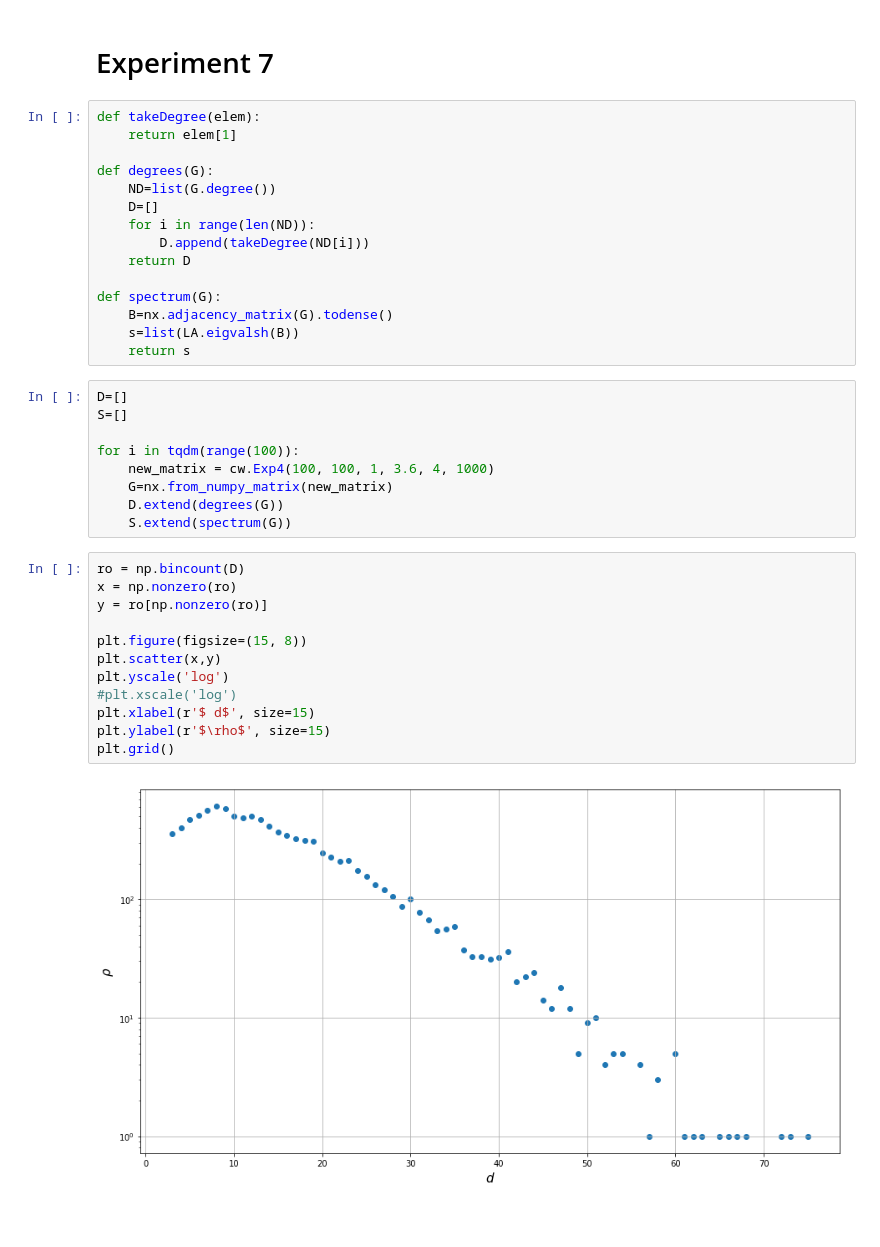
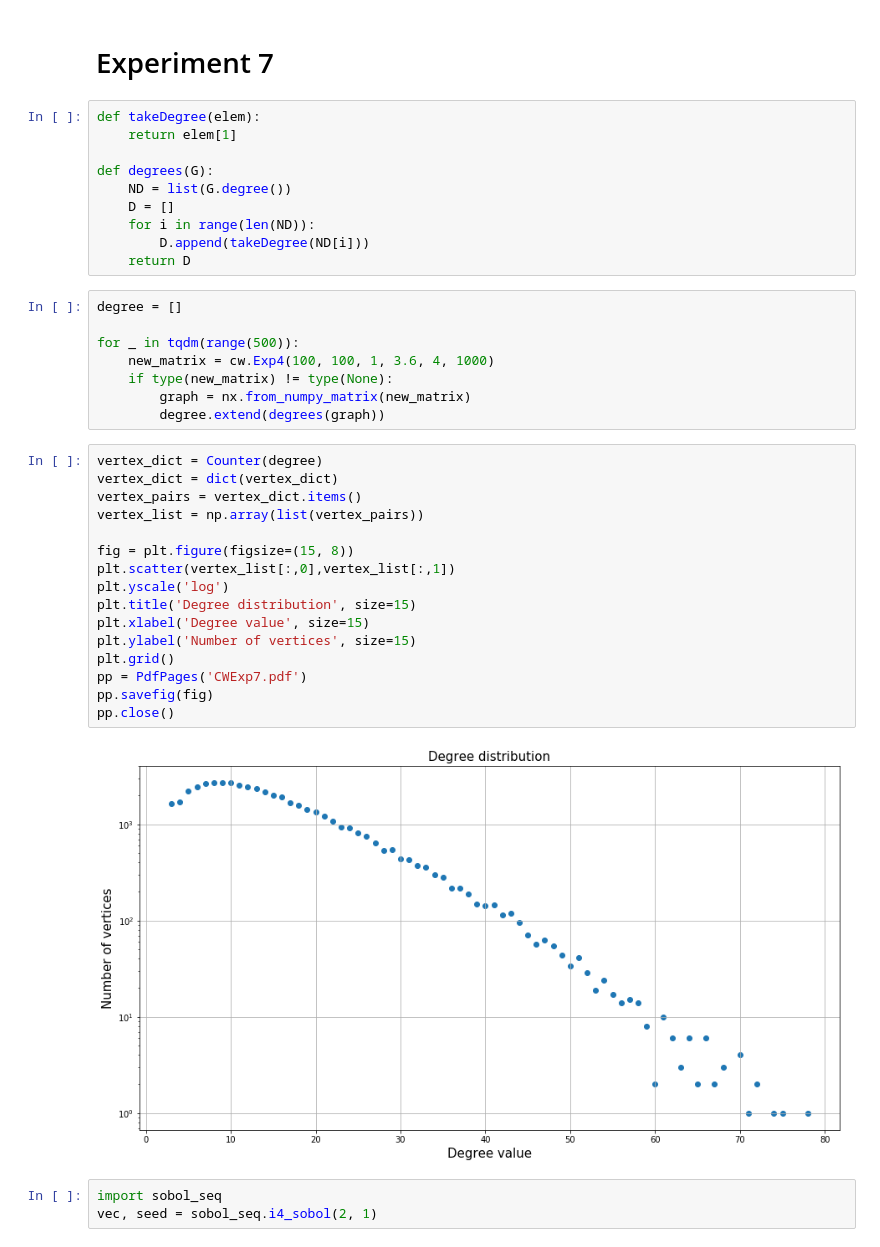
Before and after one commit to apugachev/Coursework-2018, a Jupyter notebook: coursework.ipynb, the cells around one changed output. Saved outputs shown, nothing was run; the diff lists cells and outputs as text; blank space fills up the shorter version.

```diff
--- a/coursework.ipynb
+++ b/coursework.ipynb
@@ -327,36 +350,37 @@ def takeDegree(elem):
     return elem[1]
 
 def degrees(G):
-    ND=list(G.degree())
-    D=[]
+    ND = list(G.degree())
+    D = []
     for i in range(len(ND)):
         D.append(takeDegree(ND[i]))
     return D
-
-def spectrum(G):
-    B=nx.adjacency_matrix(G).todense()
-    s=list(LA.eigvalsh(B))
-    return s
 # %%
-D=[]
-S=[]
+degree = []
 
-for i in tqdm(range(100)):
+for _ in tqdm(range(500)):
     new_matrix = cw.Exp4(100, 100, 1, 3.6, 4, 1000)
-    G=nx.from_numpy_matrix(new_matrix)
-    D.extend(degrees(G))
-    S.extend(spectrum(G))
+    if type(new_matrix) != type(None):
+        graph = nx.from_numpy_matrix(new_matrix)
+        degree.extend(degrees(graph))
-# %%
-ro = np.bincount(D)
-x = np.nonzero(ro)
-y = ro[np.nonzero(ro)]
-
-plt.figure(figsize=(15, 8))
-plt.scatter(x,y)
-plt.yscale('log')
-#plt.xscale('log')
-plt.xlabel(r'$ d$', size=15)
-plt.ylabel(r'$\rho$', size=15)
-plt.grid()
-# %% [output]
-[figure, removed]
+# %%
+vertex_dict = Counter(degree)
+vertex_dict = dict(vertex_dict)
+vertex_pairs = vertex_dict.items()
+vertex_list = np.array(list(vertex_pairs))
+
+fig = plt.figure(figsize=(15, 8))
+plt.scatter(vertex_list[:,0],vertex_list[:,1])
+plt.yscale('log')
+plt.title('Degree distribution', size=15)
+plt.xlabel('Degree value', size=15)
+plt.ylabel('Number of vertices', size=15)
+plt.grid()
+pp = PdfPages('CWExp7.pdf')
+pp.savefig(fig)
+pp.close()
+# %% [output]
+[figure, added]
+# %%
+import sobol_seq
+vec, seed = sobol_seq.i4_sobol(2, 1)
```
Also changed, not shown: parts of 14 cells of this notebook, 1 other file.
